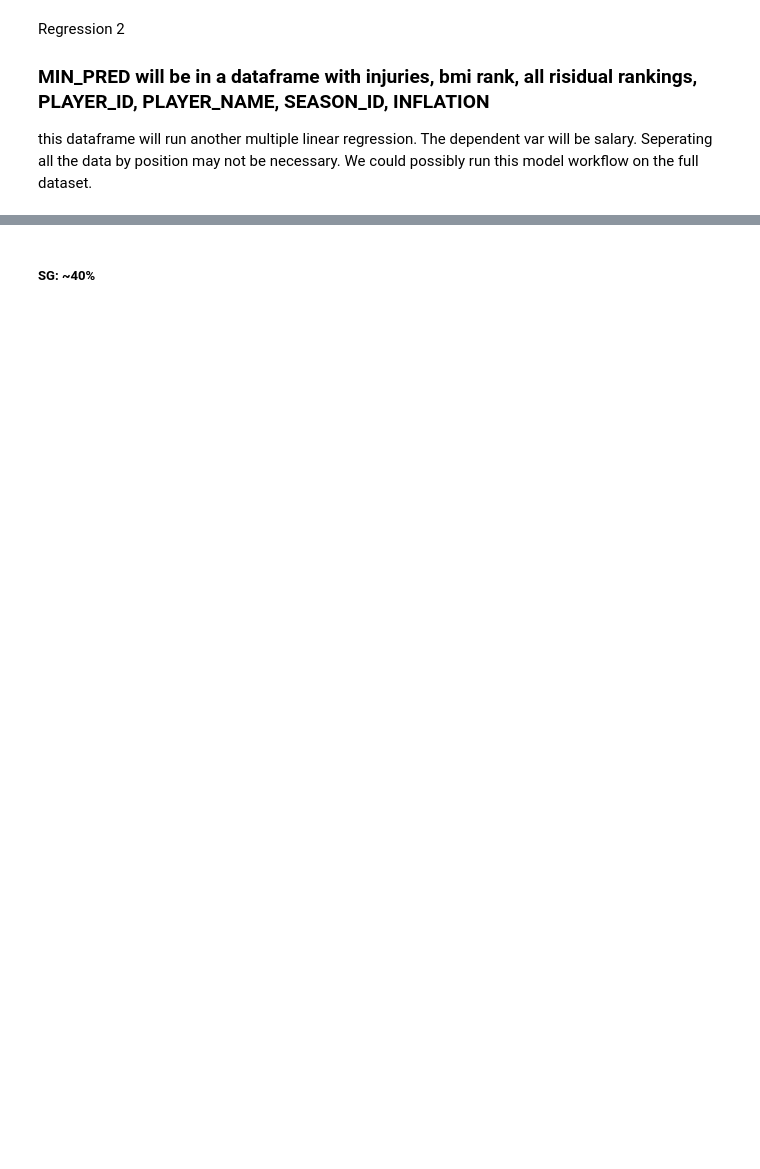
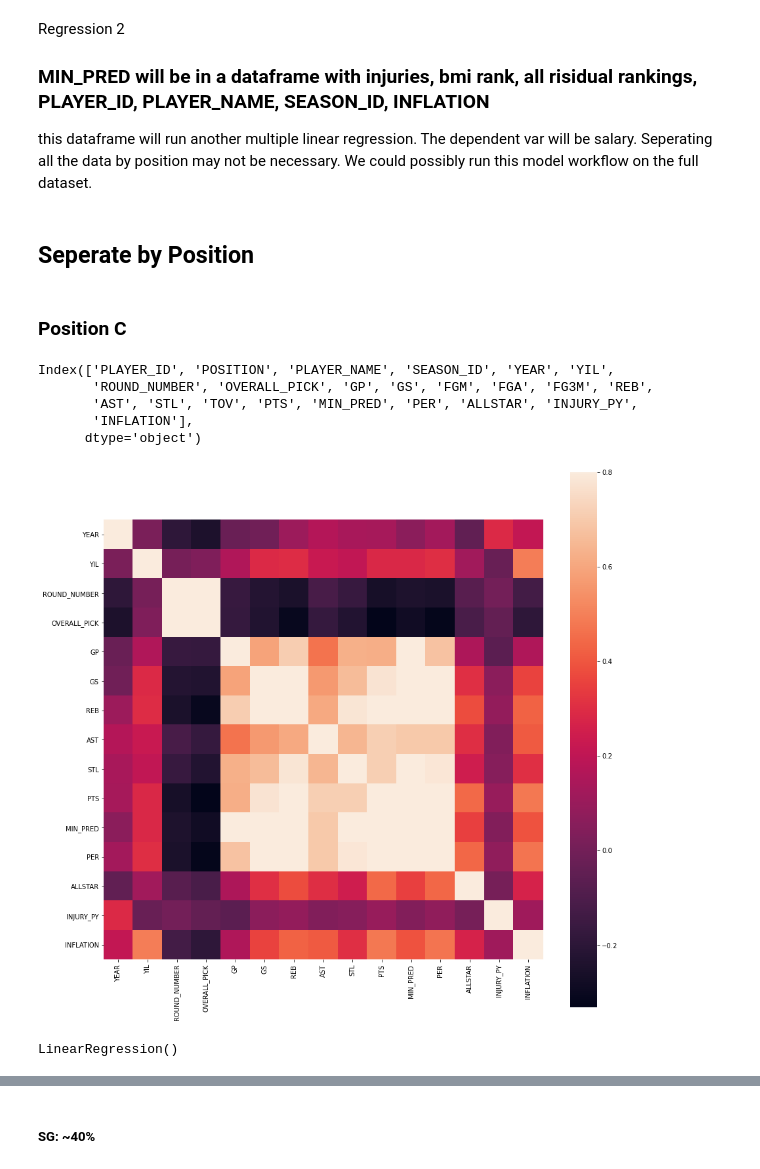
Before and after one commit to Fabiola-C14/Final-Project-NBA-Analysis, a Jupyter notebook: group_files/cpompa/notebooks/nba-ml-multi-linear-regression.ipynb, the cells around one changed output, grey strips where cells are left out. Saved outputs shown, nothing was run; the diff lists cells and outputs as text; code cells hidden in the pictures; blank space fills up the shorter version.

```diff
--- a/group_files/cpompa/notebooks/nba-ml-multi-linear-regression.ipynb
+++ b/group_files/cpompa/notebooks/nba-ml-multi-linear-regression.ipynb
@@ -194,6 +324,56 @@ this dataframe will run another multiple linear regression. The dependent var wi
 Seperating all the data by position may not be necessary. We could possibly run this model workflow on the full dataset.
 # %%
 ## Dropping risidual due to no correlation with other featuers. Will use to verify testings.
-default_rank = default_merged.copy()
-default_rank = default_rank[['SEASON_ID','POSITION','PLAYER_ID', 'PLAYER_NAME','YEAR','YIL', 'MIN','PER','PIE','ALLSTAR', 'INFLATION']]
-default_rank = default_rank.sort_values(by="PIE", ascending=False)
+default_rank = injuries_merged.copy()
+default_rank
+default_rank['ALLSTAR'] = default_rank['ALLSTAR'].fillna(0)
+# %% [markdown]
+## Seperate by Position
+# %%
+position_c = default_rank[default_rank['POSITION'] == 'C']
+position_sg = default_rank[default_rank['POSITION'] == 'SG']
+position_sf = default_rank[default_rank['POSITION'] == 'SF']
+position_pf = default_rank[default_rank['POSITION'] == 'PF']
+position_pg = default_rank[default_rank['POSITION'] == 'PG']
+position_f = default_rank[default_rank['POSITION'] == 'F']
+position_g = default_rank[default_rank['POSITION'] == 'G']
+# %% [markdown]
+### Position C
+# %%
+position_c.columns
+# %% [output]
+Index(['PLAYER_ID', 'POSITION', 'PLAYER_NAME', 'SEASON_ID', 'YEAR', 'YIL',
+       'ROUND_NUMBER', 'OVERALL_PICK', 'GP', 'GS', 'FGM', 'FGA', 'FG3M', 'REB',
+       'AST', 'STL', 'TOV', 'PTS', 'MIN_PRED', 'PER', 'ALLSTAR', 'INJURY_PY',
+       'INFLATION'],
+      dtype='object')
+# %%
+position_c = position_c[['PLAYER_ID', 'POSITION', 'PLAYER_NAME', 'SEASON_ID', 'YEAR', 'YIL',
+       'ROUND_NUMBER', 'OVERALL_PICK', 'GP', 'GS', 'REB',
+       'AST', 'STL',  'PTS', 'MIN_PRED', 'PER', 'ALLSTAR', 'INJURY_PY',
+       'INFLATION']]
+
+
+### Position C
+dataset_c = position_c.dropna(thresh=3)
+
+# 5 YIL projection on players without 5 years in the league
+dataset_test_yil = position_c.dropna(thresh=3).copy()
+dataset_test_yil.iloc[:, 5] = 5
+x_test_yil = dataset_test_yil.iloc[:, 4:-1].values
+
+## Multiple Linear Regressions
+X = dataset_c.iloc[:, 4:-1].values
+y = dataset_c.iloc[:, -1].values
+# %%
+## Check correlation to features
+train_data = dataset_c.iloc[:, 4:]
+# train_data['INFLATION'] = y
+
+C_mat = train_data.corr()
+fig = plt.figure(figsize = (15,15))
+
+sb.heatmap(C_mat, vmax = .8, square = True)
+plt.show()
+# %% [output]
+[figure, added]
@@ -199,0 +384,7 @@ default_rank = default_rank.sort_values(by="PIE", ascending=False)
+# %%
+## Training the Multiple Linear Regression model on the Training set
+from sklearn.linear_model import LinearRegression
+regressor_c = LinearRegression()
+regressor_c.fit(X_train, y_train)
+# %% [output]
+LinearRegression()
```
Also changed, not shown: parts of 78 cells of this notebook, 27 other files.
